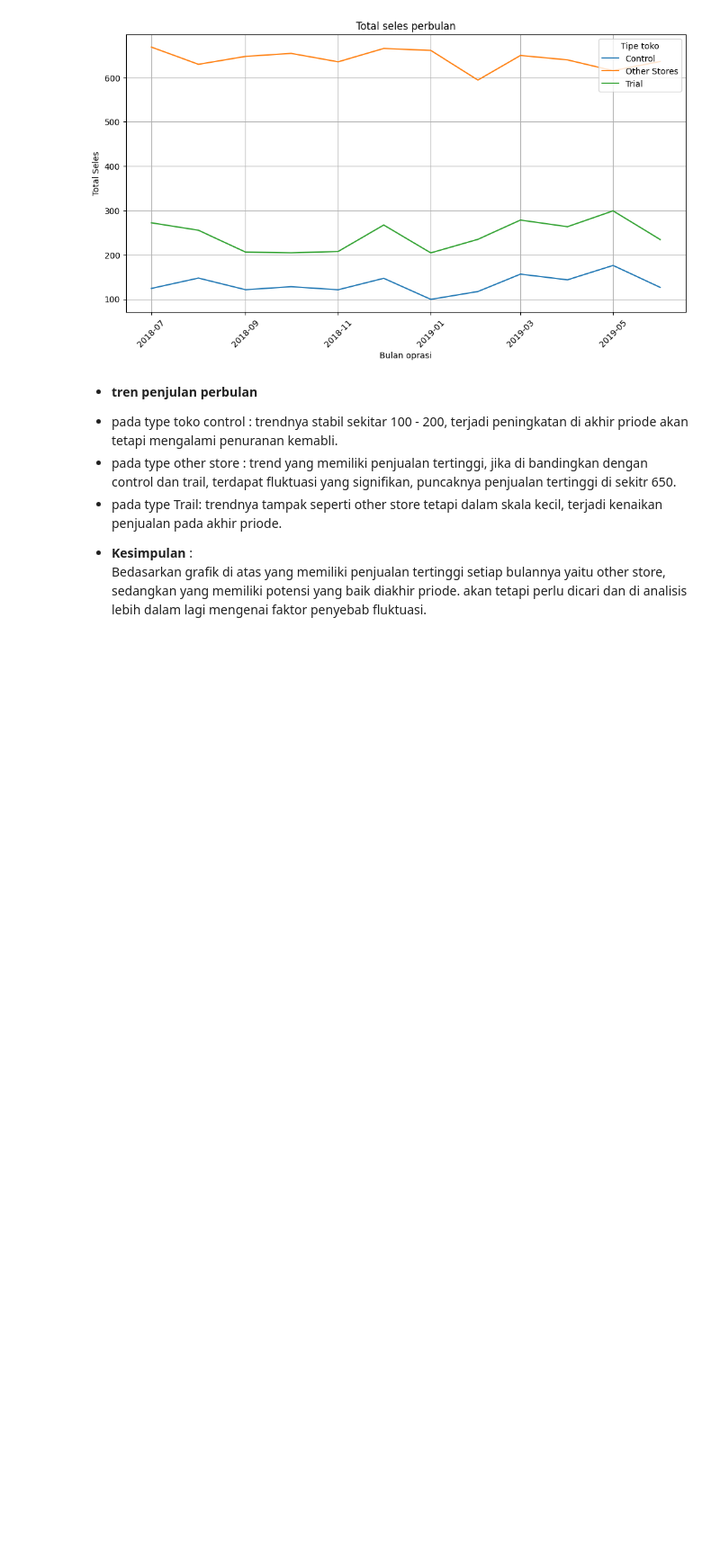
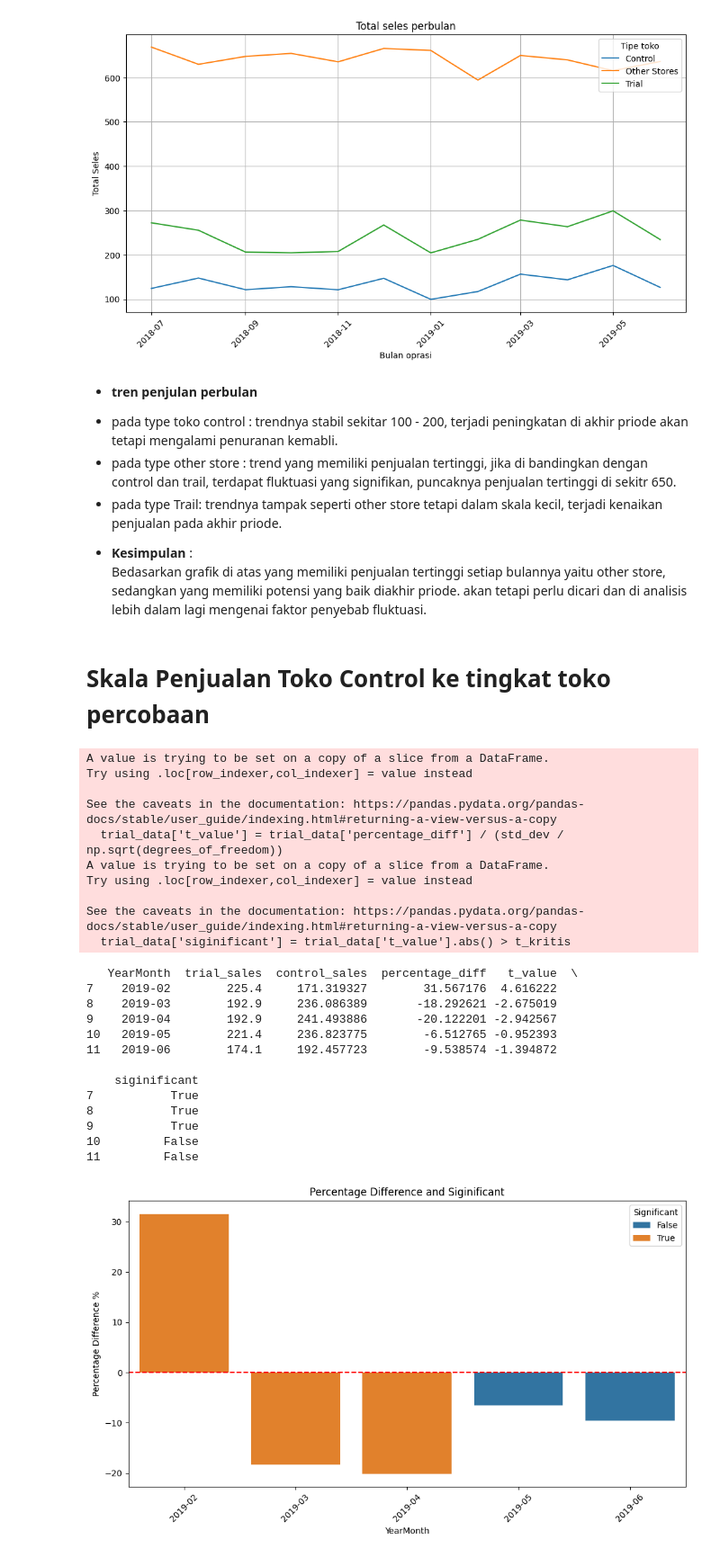
Before and after one commit to Aldistwn29/Experience_Perusahaan_Quantum, a Jupyter notebook: ritel_quantum.ipynb, the cells around one changed output. Shown: that part at 90% size. Cells and saved outputs as stored; diff of their text form; code cells hidden in the pictures; blank space fills up the shorter version.

```diff
--- a/ritel_quantum.ipynb
+++ b/ritel_quantum.ipynb
@@ -343,3 +344,81 @@ See the caveats in the documentation: https://pandas.pydata.org/pandas-docs/stab
 
 * **Kesimpulan** :\
 Bedasarkan grafik di atas yang memiliki penjualan tertinggi setiap bulannya yaitu other store, sedangkan yang memiliki potensi yang baik diakhir priode. akan tetapi perlu dicari dan di analisis lebih dalam lagi mengenai faktor penyebab fluktuasi.
+# %% [markdown]
+# Skala Penjualan Toko Control ke tingkat toko percobaan
+# %%
+# Toko percobaan dan Control
+trial_store = 1
+control_store = 2
+
+# Hitung faktor skala
+trial_sales_sum = pre_trial_measure[(pre_trial_measure['STORE_NBR'] == trial_store) & (pre_trial_measure['YearMonth'] < '2019-02')]['total_seles'].sum()
+control_sales_sum = pre_trial_measure[(pre_trial_measure['STORE_NBR'] == control_store) & (pre_trial_measure['YearMonth'] < '2019-02')]['total_seles'].sum()
+
+scaling_factor_for_control_sales = trial_sales_sum / control_sales_sum
+
+# Terapkan faktor skala pada penjualan kontrol
+measure_over_time['control_sales'] = measure_over_time.apply(lambda row: row['total_seles'] * scaling_factor_for_control_sales if row['STORE_NBR'] == control_store else row['total_seles'], axis=1)
+
+# Menghitung Perbedaan persentase
+# Mengabungkan data trial dan control
+filtered_data = measure_over_time[measure_over_time['STORE_NBR'].isin([trial_store, control_store])]
+merged_data = filtered_data.pivot_table(index='YearMonth', columns='STORE_NBR', values='control_sales', aggfunc='sum', fill_value=0).reset_index()
+merged_data.columns = ['YearMonth', 'trial_sales', 'control_sales']
+merged_data['percentage_diff'] = ((merged_data['trial_sales'] - merged_data['control_sales']) / merged_data['control_sales']) * 100
+
+
+# Hitung standar deviasinya
+# std selama periode percobaan
+pre_trial_data = merged_data[merged_data['YearMonth'] < '201902']
+std_dev = merged_data['percentage_diff'].std()
+
+# derajat kebebasan
+degrees_of_freedom = len(pre_trial_data) - 1
+
+# Menghitung nilai t untuk bulan percobaan
+# data percobaan
+trial_data = merged_data[merged_data['YearMonth'] >= '2019-02']
+trial_data['t_value'] = trial_data['percentage_diff'] / (std_dev / np.sqrt(degrees_of_freedom))
+
+# nilai t kritis
+t_kritis = t.ppf(0.975, degrees_of_freedom) # 95% interval kepercayaan
+trial_data['siginificant'] = trial_data['t_value'].abs() > t_kritis
+print(trial_data)
+
+# Visualisasi
+plt.figure(figsize=(10, 6))
+sns.barplot(data=trial_data, x='YearMonth', y='percentage_diff', hue='siginificant')
+plt.axhline(0, color='red', linestyle='--')
+plt.title('Percentage Difference and Siginificant')
+plt.ylabel('Percentage Difference %')
+plt.xlabel('YearMonth')
+plt.legend(title='Significant')
+plt.xticks(rotation=45)
+plt.tight_layout()
+plt.show()
+# %% [output]
+A value is trying to be set on a copy of a slice from a DataFrame.
+Try using .loc[row_indexer,col_indexer] = value instead
+
+See the caveats in the documentation: https://pandas.pydata.org/pandas-docs/stable/user_guide/indexing.html#returning-a-view-versus-a-copy
+  trial_data['t_value'] = trial_data['percentage_diff'] / (std_dev / np.sqrt(degrees_of_freedom))
+A value is trying to be set on a copy of a slice from a DataFrame.
+Try using .loc[row_indexer,col_indexer] = value instead
+
+See the caveats in the documentation: https://pandas.pydata.org/pandas-docs/stable/user_guide/indexing.html#returning-a-view-versus-a-copy
+  trial_data['siginificant'] = trial_data['t_value'].abs() > t_kritis
+   YearMonth  trial_sales  control_sales  percentage_diff   t_value  \
+7    2019-02        225.4     171.319327        31.567176  4.616222
+8    2019-03        192.9     236.086389       -18.292621 -2.675019
+9    2019-04        192.9     241.493886       -20.122201 -2.942567
+10   2019-05        221.4     236.823775        -6.512765 -0.952393
+11   2019-06        174.1     192.457723        -9.538574 -1.394872
+
+    siginificant
+7           True
+8           True
+9           True
+10         False
+11         False
+[figure, added]
```
Also changed, not shown: parts of 5 cells of this notebook.
